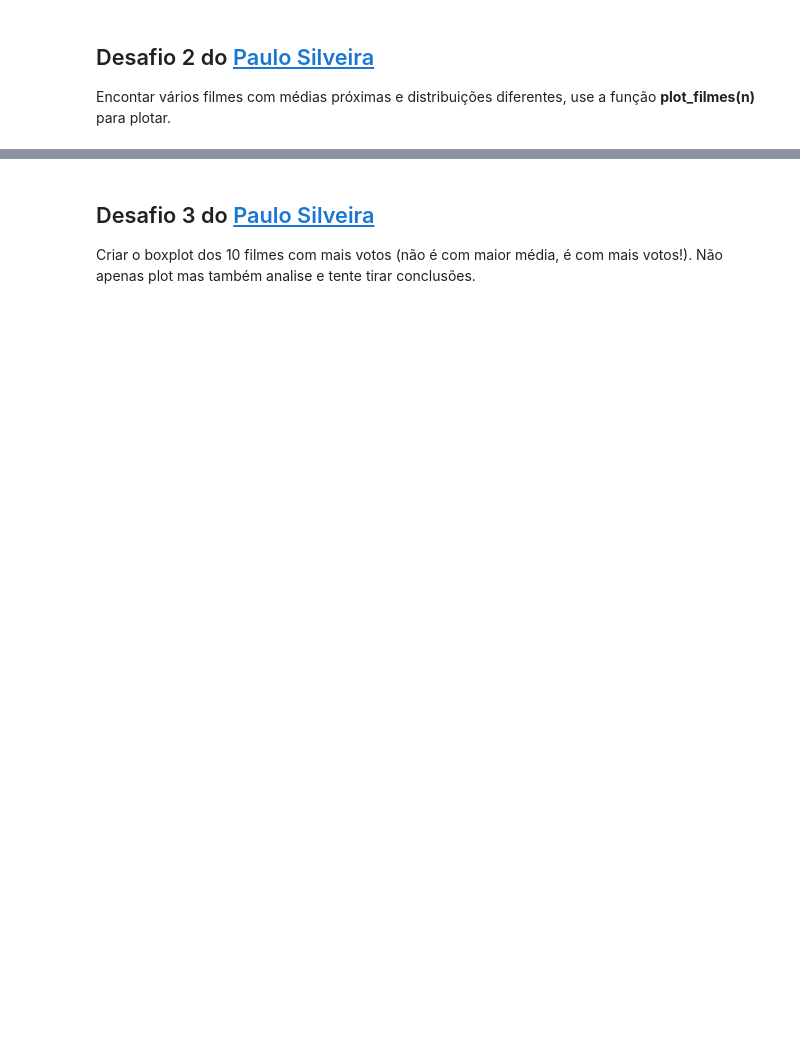
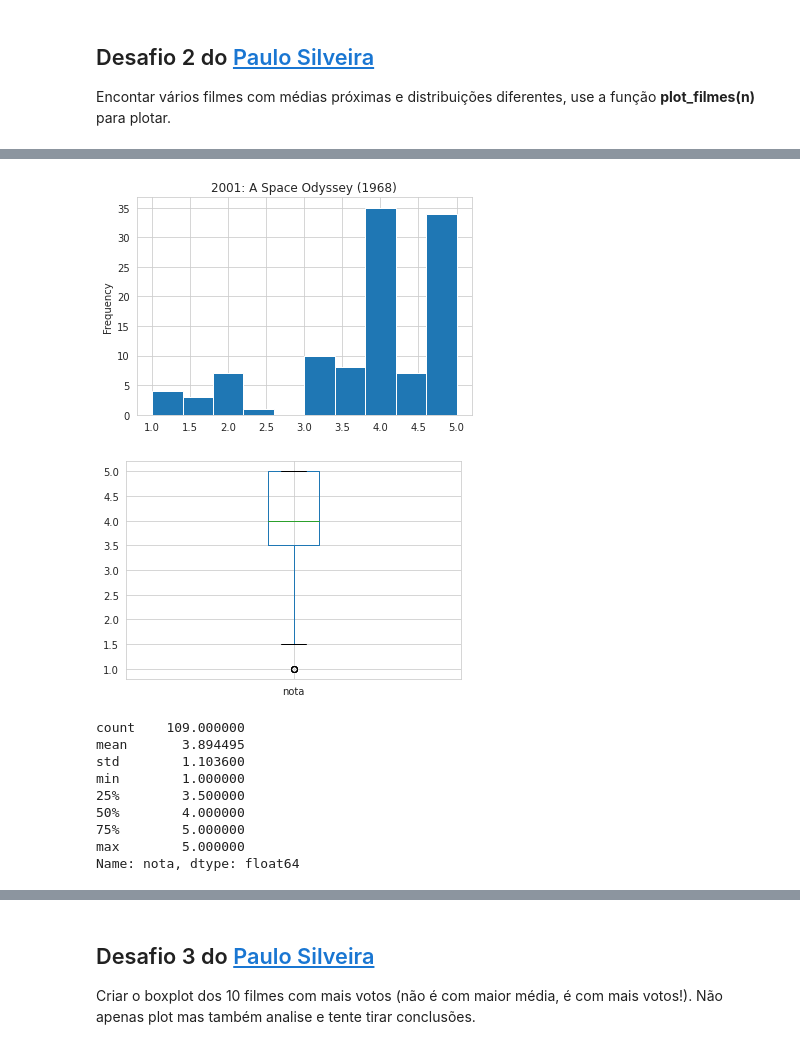
Before and after one commit to f-marcondes/QuarentenaDados, a Jupyter notebook: QuarentenaDados_Filmes.ipynb, the cells around one changed output, grey strips where cells are left out. Drawn from its saved outputs; the diff is of its cells as text; code cells hidden in the pictures; blank space fills up the shorter version.

```diff
--- a/QuarentenaDados_Filmes.ipynb
+++ b/QuarentenaDados_Filmes.ipynb
@@ -924,0 +951,14 @@ Encontar vários filmes com médias próximas e distribuições diferentes, use
+# %%
+plot_filme(924)
+# %% [output]
+[figure, added]
+[figure, added]
+count    109.000000
+mean       3.894495
+std        1.103600
+min        1.000000
+25%        3.500000
+50%        4.000000
+75%        5.000000
+max        5.000000
+Name: nota, dtype: float64
```
Also changed, not shown: parts of 28 cells of this notebook.
